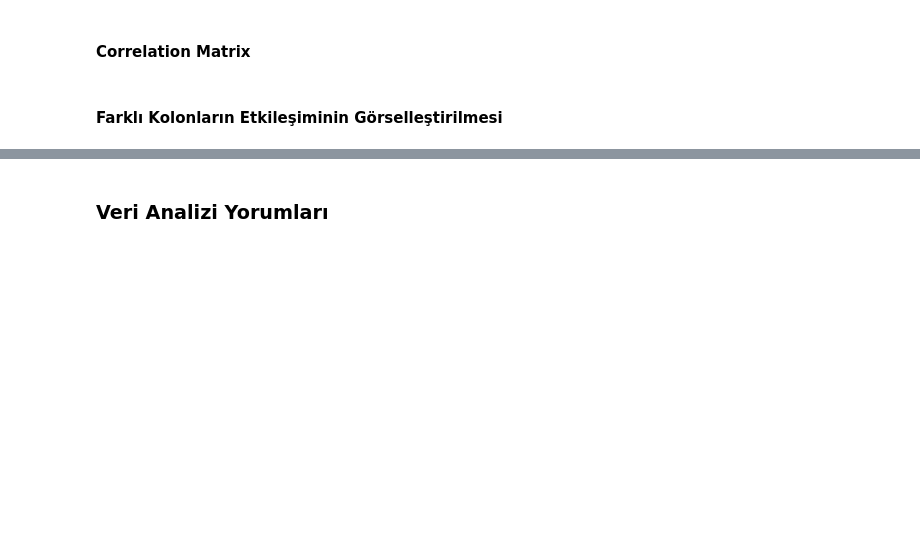
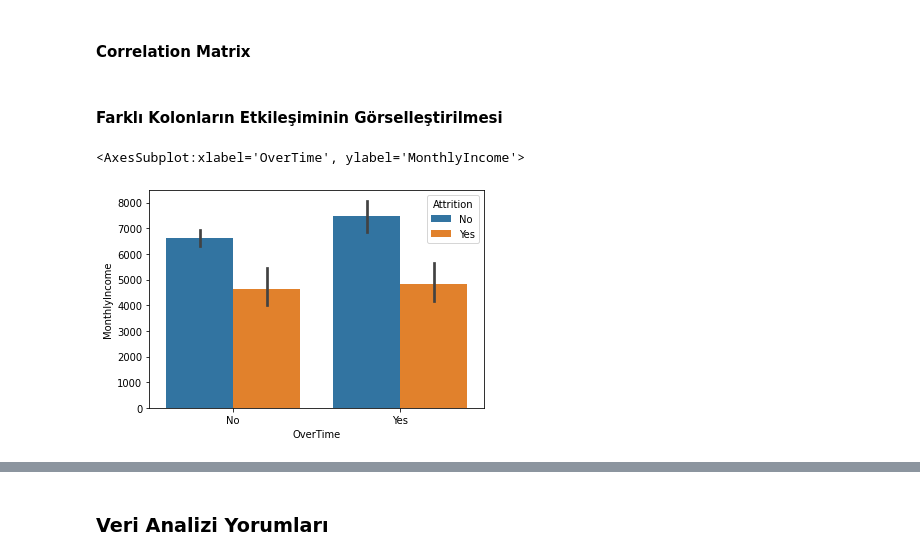
Before and after one commit to dsbootcamp-projects-2022-1/dsbootcamp2022-hr-attrition-prediction-project-sezerminster, a Jupyter notebook: Project Template.ipynb, the cells around one changed output, grey strips where cells are left out. Saved outputs shown, nothing was run; the diff lists cells and outputs as text; code cells hidden in the pictures; blank space fills up the shorter version.

```diff
--- a/Project Template.ipynb
+++ b/Project Template.ipynb
@@ -681,3 +681,11 @@ sns.histplot(data=train,x="YearsWithCurrManager",bins=10, kde=True, stat='densit
 #### Correlation Matrix
 # %% [markdown]
 #### Farklı Kolonların Etkileşiminin Görselleştirilmesi
+# %%
+#fazla mesai ve maaş arasındaki ilikşi öenmli mi
+#OverTime:Binary
+#MonthlyIncome:continous
+sns.barplot(data=train,x="OverTime",y='MonthlyIncome',hue='Attrition')
+# %% [output]
+<AxesSubplot:xlabel='OverTime', ylabel='MonthlyIncome'>
+[figure, added]
```
Also changed, not shown: parts of 24 cells of this notebook.
